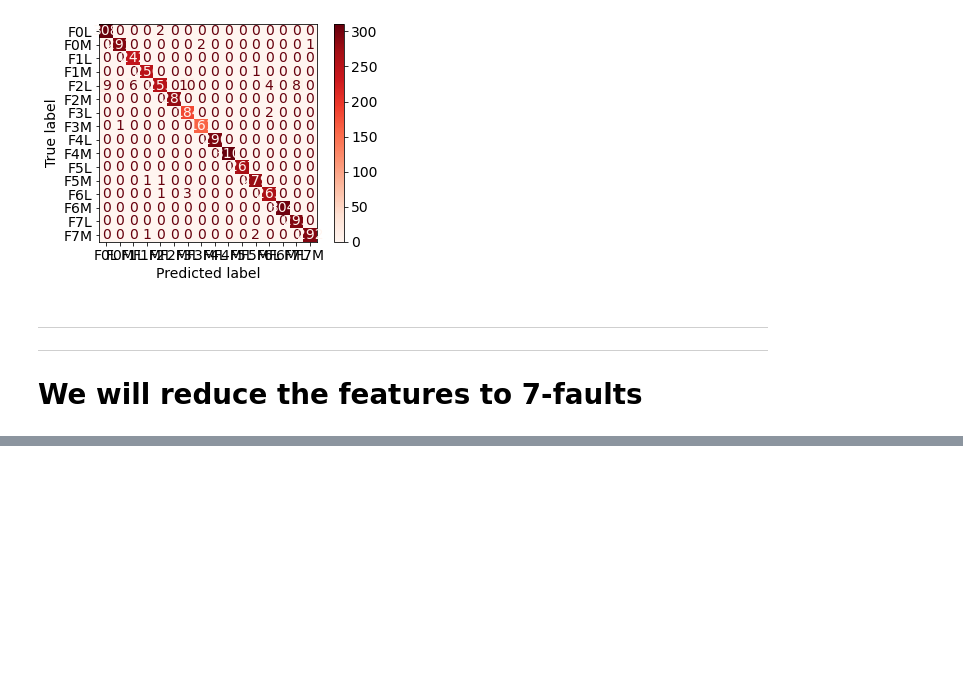
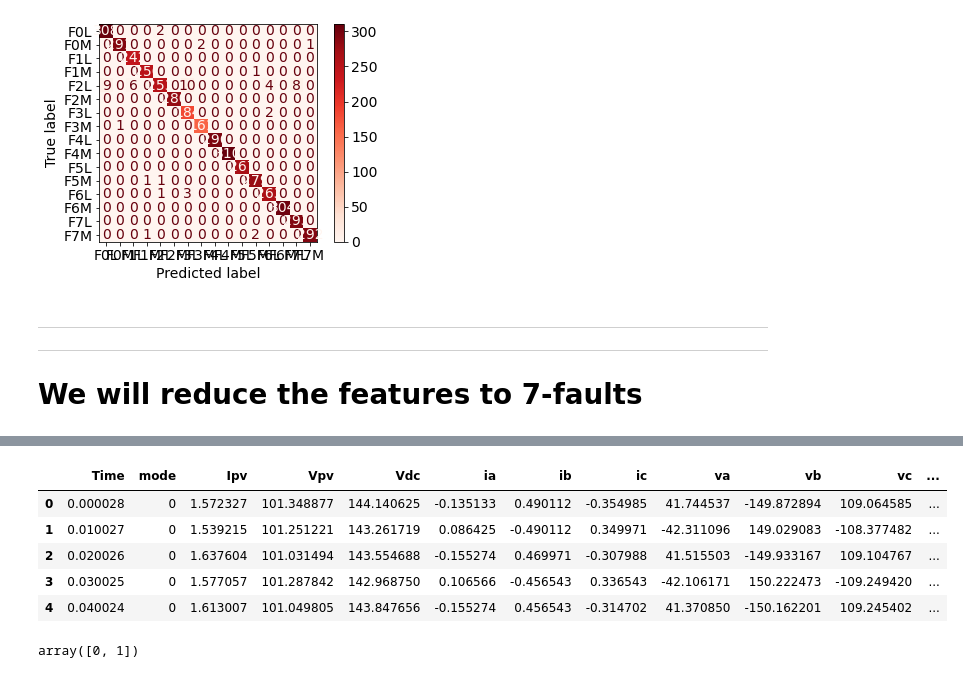
Before and after one commit to yasinahmadpoor/FaultDiagnosis, a Jupyter notebook: PanelFaultDiagnosis/Model_selection_Both_SolarPanel.ipynb, the cells around one changed output, grey strips where cells are left out. Saved outputs shown, nothing was run; the diff lists cells and outputs as text; code cells hidden in the pictures; blank space fills up the shorter version.

```diff
--- a/PanelFaultDiagnosis/Model_selection_Both_SolarPanel.ipynb
+++ b/PanelFaultDiagnosis/Model_selection_Both_SolarPanel.ipynb
@@ -170,0 +197,15 @@ WARNING:matplotlib.font_manager:findfont: Font family ['Times new roman'] not fo
+# %%
+df = pd.concat([df1,df2], ignore_index=True, axis=0)
+#df = df.drop(columns=['ia','ib','ic'])# Drop highly correlated features
+df.head()
+# %% [output]
+|  | Time | mode | Ipv | Vpv | Vdc | ia | ib | ic | va | vb | vc | ... |
+| 0 | 0.000028 | 0 | 1.572327 | 101.348877 | 144.140625 | -0.135133 | 0.490112 | -0.354985 | 41.744537 | -149.872894 | 109.064585 | ... |
+| 1 | 0.010027 | 0 | 1.539215 | 101.251221 | 143.261719 | 0.086425 | -0.490112 | 0.349971 | -42.311096 | 149.029083 | -108.377482 | ... |
+| 2 | 0.020026 | 0 | 1.637604 | 101.031494 | 143.554688 | -0.155274 | 0.469971 | -0.307988 | 41.515503 | -149.933167 | 109.104767 | ... |
+| 3 | 0.030025 | 0 | 1.577057 | 101.287842 | 142.968750 | 0.106566 | -0.456543 | 0.336543 | -42.106171 | 150.222473 | -109.249420 | ... |
+| 4 | 0.040024 | 0 | 1.613007 | 101.049805 | 143.847656 | -0.155274 | 0.456543 | -0.314702 | 41.370850 | -150.162201 | 109.245402 | ... |
+# %%
+df['mode'].unique()
+# %% [output]
+array([0, 1])
```
Also changed, not shown: parts of 6 cells of this notebook.
